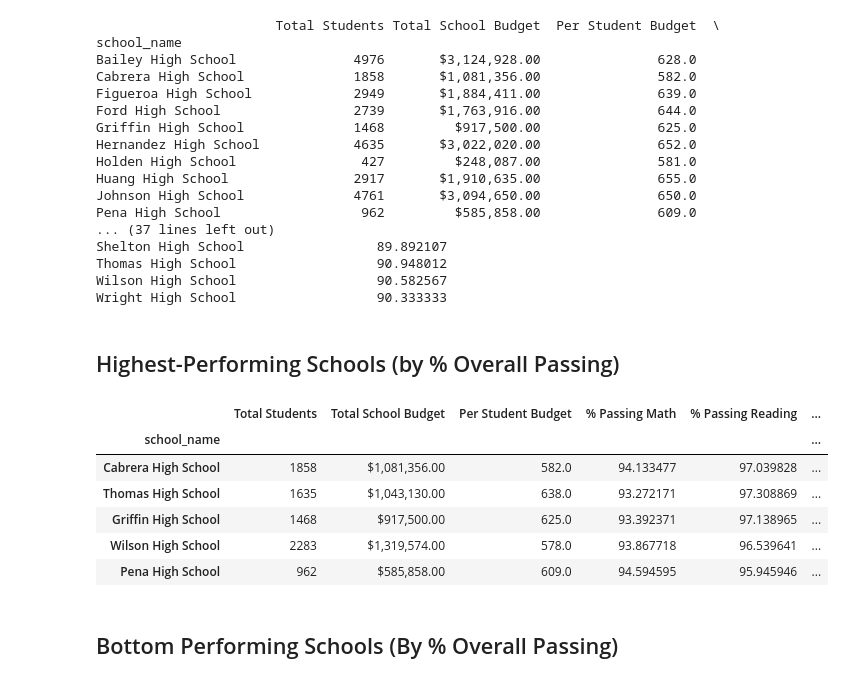
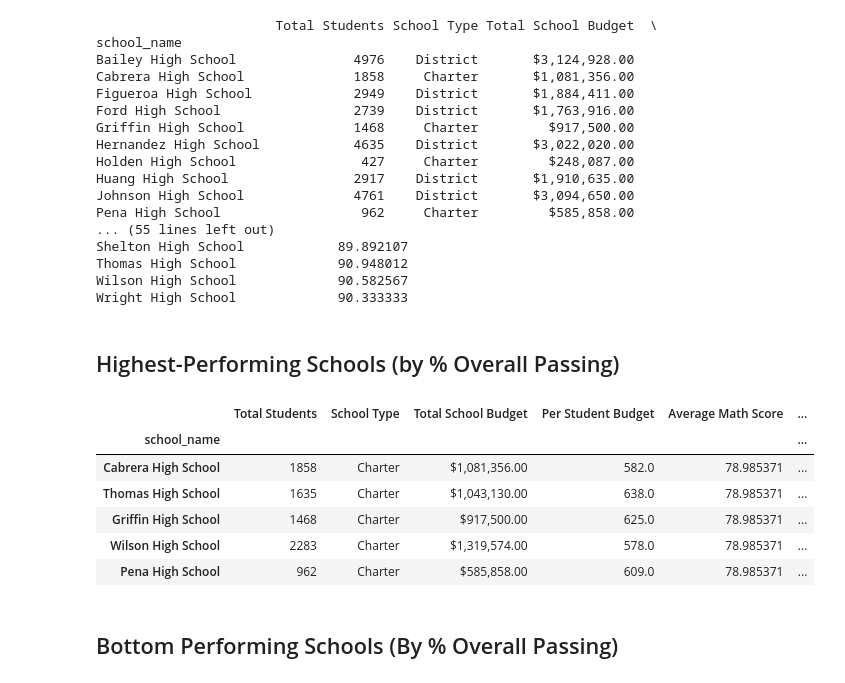
Before and after one commit to GeorgehStalker/pandas-challenge, a Jupyter notebook: PyCitySchools_starter.ipynb, the cells around one changed output. Drawn from its saved outputs; the diff is of its cells as text; code cells hidden in the pictures.

Commit message:
module 4

```diff
--- a/PyCitySchools_starter.ipynb
+++ b/PyCitySchools_starter.ipynb
@@ -153,13 +166,5 @@ print(district_summary)
 school_types = school_data.set_index(["school_name"])["type"]
 # %%
-# Calculate the total student count per school from school_data
-import pandas as pd
-from pathlib import Path
-
-# File paths
-school_data_to_load = Path("C:/Users/georg/git repositories/module 4/pandas-challenge/PyCitySchools/Resources/schools_complete.csv")
-student_data_to_load = Path("C:/Users/georg/git repositories/module 4/pandas-challenge/PyCitySchools/Resources/students_complete.csv")
-
 # Read School and Student Data Files
 school_data = pd.read_csv(school_data_to_load)
 student_data = pd.read_csv(student_data_to_load)
@@ -387,54 +392,55 @@ dtype: float64
 # Create a DataFrame called `per_school_summary` with columns for the calculations above.
 per_school_summary = pd.DataFrame({
     "Total Students": per_school_counts,
+    "School Type": school_types,
     "Total School Budget": total_budget_per_school,
     "Per Student Budget": per_capita_spending_per_school,
+    "Average Math Score": average_math_score,
     "% Passing Math": per_school_passing_math,
+    "Average Reading Score": average_reading_score,
     "% Passing Reading": per_school_passing_reading,
-    "% Overall Passing Rate": overall_passing_rate
+    "% Overall Passing": overall_passing_rate
 })
 
 # Formatting
 per_school_summary["Total School Budget"] = per_school_summary["Total School Budget"].map("${:,.2f}".format)
-#per_school_summary["Per Student Budget"] = per_school_summary["Per Student Budget"].map("${:,.2f}".format)
-
 
 # Display the DataFrame
 print(per_school_summary)
 # %% [output]
-                       Total Students Total School Budget  Per Student Budget  \
+                       Total Students School Type Total School Budget  \
 school_name
-Bailey High School               4976       $3,124,928.00               628.0
-Cabrera High School              1858       $1,081,356.00               582.0
-Figueroa High School             2949       $1,884,411.00               639.0
-Ford High School                 2739       $1,763,916.00               644.0
-Griffin High School              1468         $917,500.00               625.0
-Hernandez High School            4635       $3,022,020.00               652.0
-Holden High School                427         $248,087.00               581.0
-Huang High School                2917       $1,910,635.00               655.0
-Johnson High School              4761       $3,094,650.00               650.0
-Pena High School                  962         $585,858.00               609.0
-... (37 lines left out)
-Shelton High School                 89.892107
-Thomas High School                  90.948012
-Wilson High School                  90.582567
-Wright High School                  90.333333
+Bailey High School               4976    District       $3,124,928.00
+Cabrera High School              1858     Charter       $1,081,356.00
+Figueroa High School             2949    District       $1,884,411.00
+Ford High School                 2739    District       $1,763,916.00
+Griffin High School              1468     Charter         $917,500.00
+Hernandez High School            4635    District       $3,022,020.00
+Holden High School                427     Charter         $248,087.00
+Huang High School                2917    District       $1,910,635.00
+Johnson High School              4761    District       $3,094,650.00
+Pena High School                  962     Charter         $585,858.00
+... (55 lines left out)
+Shelton High School            89.892107
+Thomas High School             90.948012
+Wilson High School             90.582567
+Wright High School             90.333333
 # %% [markdown]
 ## Highest-Performing Schools (by % Overall Passing)
 # %%
 # Sort the schools by `% Overall Passing` in descending order and display the top 5 rows.
-top_schools = per_school_summary.sort_values("% Overall Passing Rate", ascending=False)
+top_schools = per_school_summary.sort_values("% Overall Passing", ascending=False)
 
 # Display the top 5 rows
 top_schools.head(5)
 # %% [output]
-|  | Total Students | Total School Budget | Per Student Budget | % Passing Math | % Passing Reading | ... |
+|  | Total Students | School Type | Total School Budget | Per Student Budget | Average Math Score | ... |
 | school_name |  |  |  |  |  | ... |
-| Cabrera High School | 1858 | $1,081,356.00 | 582.0 | 94.133477 | 97.039828 | ... |
-| Thomas High School | 1635 | $1,043,130.00 | 638.0 | 93.272171 | 97.308869 | ... |
-| Griffin High School | 1468 | $917,500.00 | 625.0 | 93.392371 | 97.138965 | ... |
-| Wilson High School | 2283 | $1,319,574.00 | 578.0 | 93.867718 | 96.539641 | ... |
-| Pena High School | 962 | $585,858.00 | 609.0 | 94.594595 | 95.945946 | ... |
+| Cabrera High School | 1858 | Charter | $1,081,356.00 | 582.0 | 78.985371 | ... |
+| Thomas High School | 1635 | Charter | $1,043,130.00 | 638.0 | 78.985371 | ... |
+| Griffin High School | 1468 | Charter | $917,500.00 | 625.0 | 78.985371 | ... |
+| Wilson High School | 2283 | Charter | $1,319,574.00 | 578.0 | 78.985371 | ... |
+| Pena High School | 962 | Charter | $585,858.00 | 609.0 | 78.985371 | ... |
 # %% [markdown]
 ## Bottom Performing Schools (By % Overall Passing)
 # %%
```
Also changed, not shown: parts of 15 cells of this notebook.
